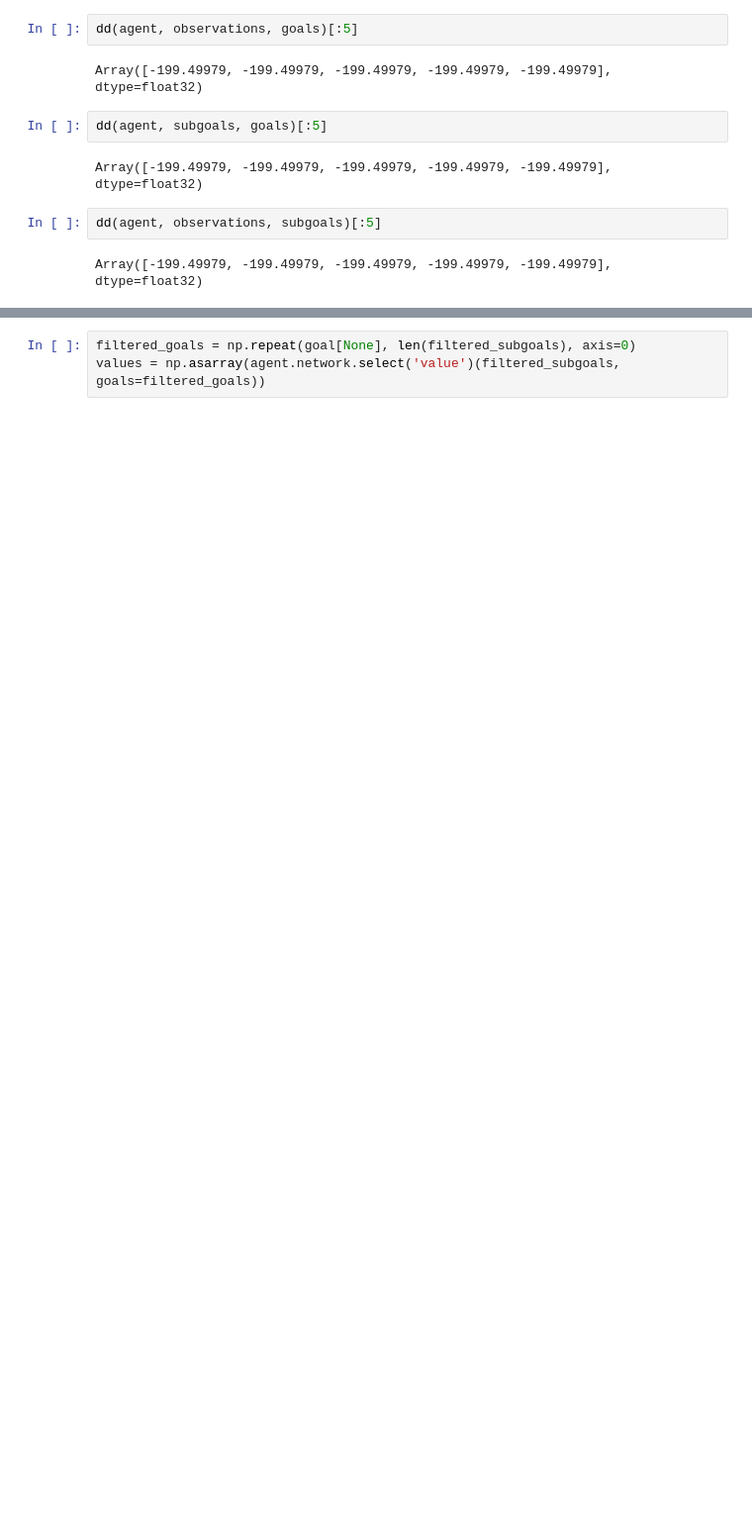
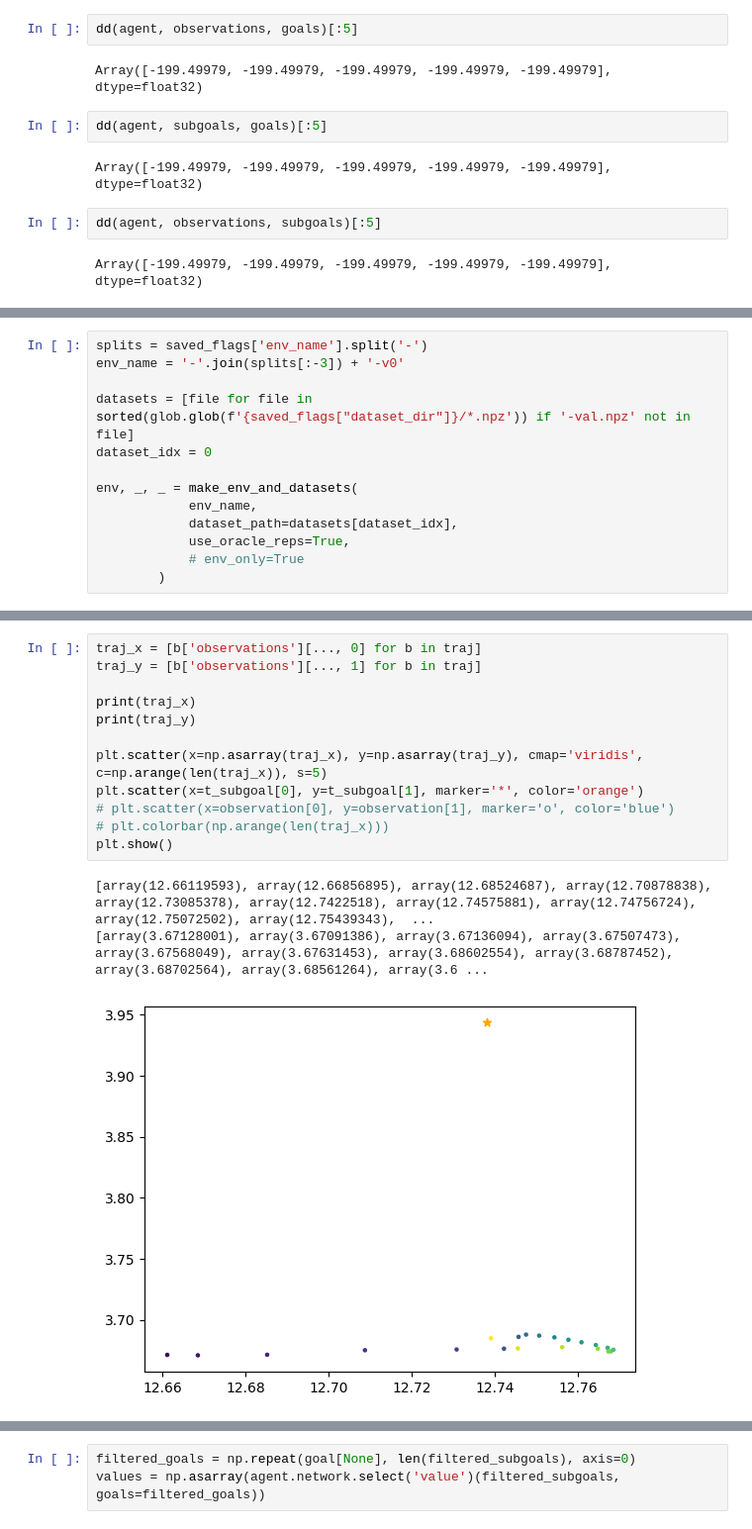
Before and after one commit to jnzhao3/horizon-reduction, a Jupyter notebook: plot_sampled_subgoals.ipynb, the cells around one changed output, grey strips where cells are left out. Shown at 99% size. Cells and saved outputs as stored; diff of their text form; blank space fills up the shorter version.

```diff
--- a/plot_sampled_subgoals.ipynb
+++ b/plot_sampled_subgoals.ipynb
@@ -609,0 +617,13 @@ plt.show()
+# %%
+splits = saved_flags['env_name'].split('-')
+env_name = '-'.join(splits[:-3]) + '-v0'
+
+datasets = [file for file in sorted(glob.glob(f'{saved_flags["dataset_dir"]}/*.npz')) if '-val.npz' not in file]
+dataset_idx = 0
+
+env, _, _ = make_env_and_datasets(
+            env_name,
+            dataset_path=datasets[dataset_idx],
+            use_oracle_reps=True,
+            # env_only=True
+        )
@@ -610,3 +687,19 @@ plt.show()
+# %%
+traj_x = [b['observations'][..., 0] for b in traj]
+traj_y = [b['observations'][..., 1] for b in traj]
+
+print(traj_x)
+print(traj_y)
+
+plt.scatter(x=np.asarray(traj_x), y=np.asarray(traj_y), cmap='viridis', c=np.arange(len(traj_x)), s=5)
+plt.scatter(x=t_subgoal[0], y=t_subgoal[1], marker='*', color='orange')
+# plt.scatter(x=observation[0], y=observation[1], marker='o', color='blue')
+# plt.colorbar(np.arange(len(traj_x)))
+plt.show()
+# %% [output]
+[array(12.66119593), array(12.66856895), array(12.68524687), array(12.70878838), array(12.73085378), array(12.7422518), array(12.74575881), array(12.74756724), array(12.75072502), array(12.75439343),  ...
+[array(3.67128001), array(3.67091386), array(3.67136094), array(3.67507473), array(3.67568049), array(3.67631453), array(3.68602554), array(3.68787452), array(3.68702564), array(3.68561264), array(3.6 ...
+[figure, added]
 # %%
 vs = agent.network.select('value')(subgoals, goals=goals)
 
```
Also changed, not shown: parts of 27 cells of this notebook, 5 other files.
